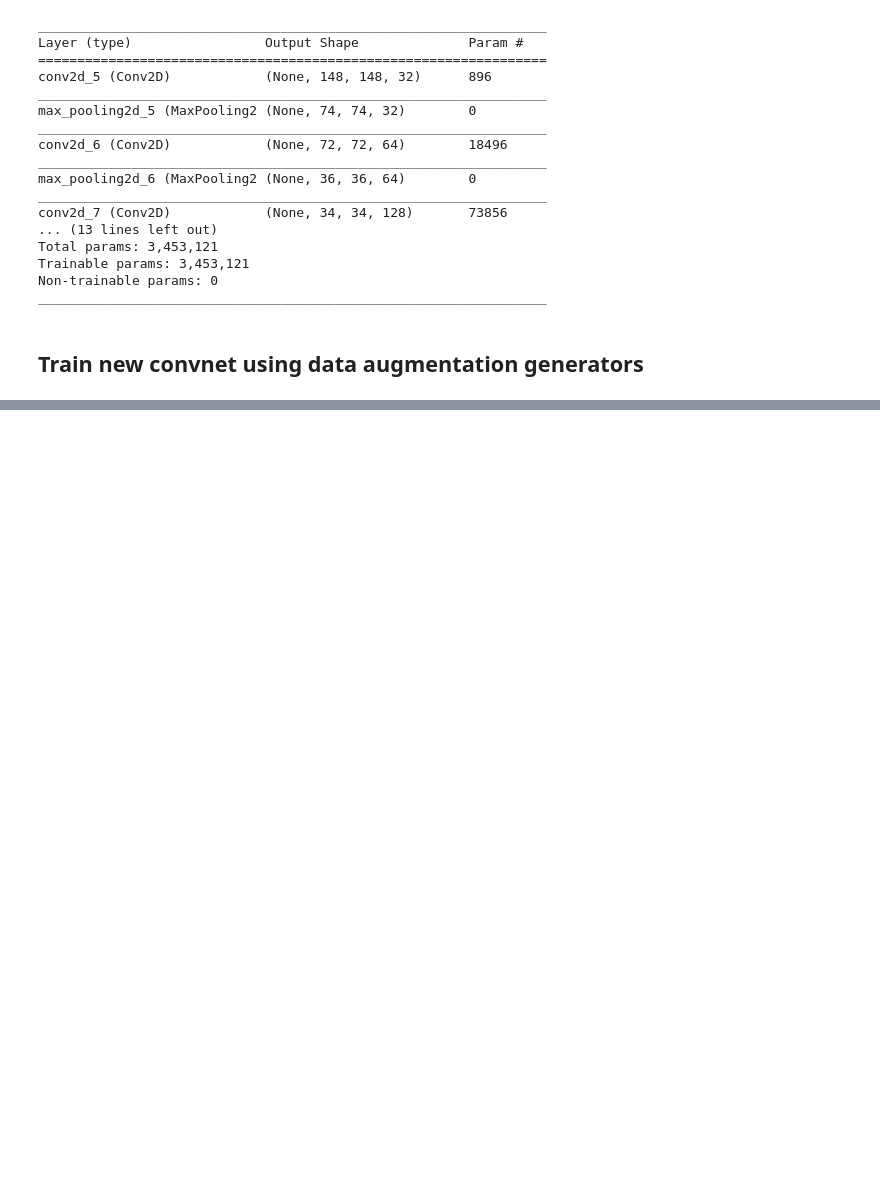
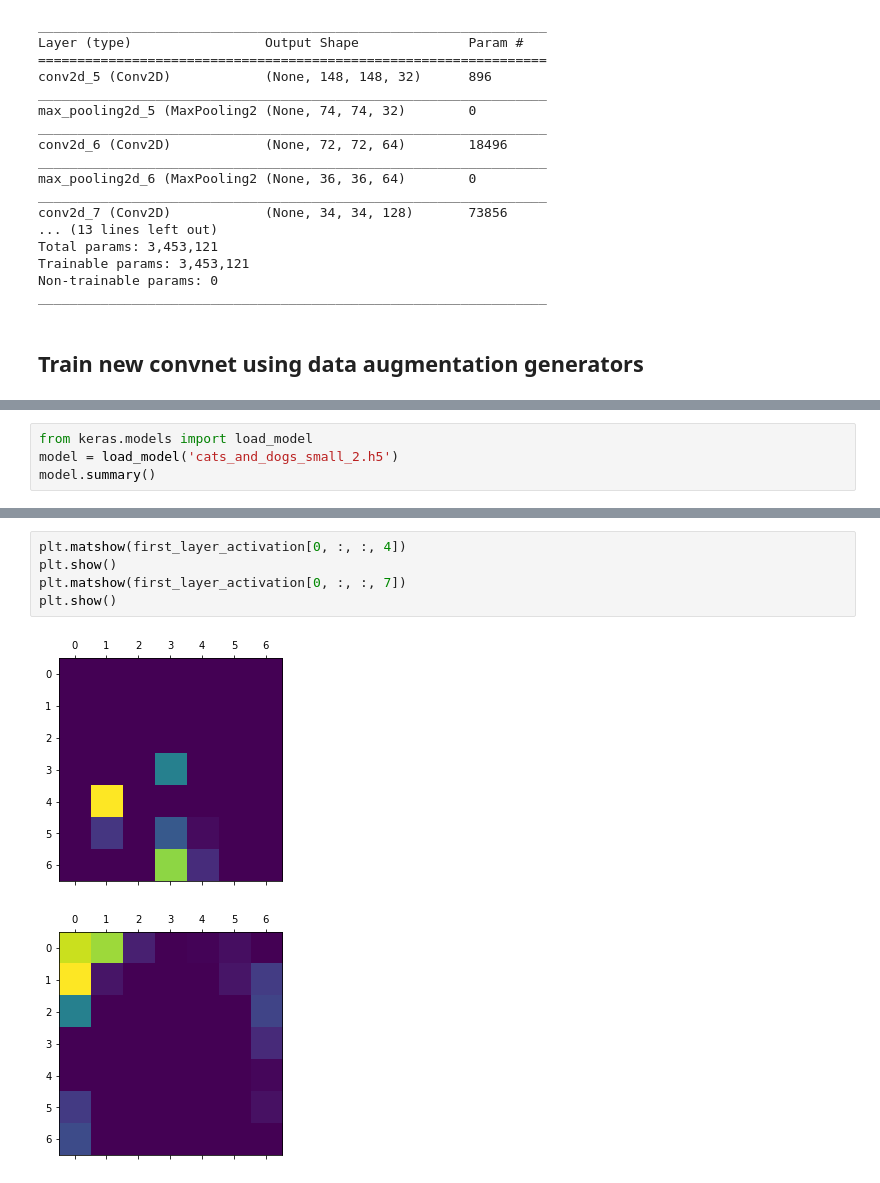
Before and after one commit to matej-hron/deeplearning, a Jupyter notebook: jupyter/dogs_and_cats.ipynb, the cells around one changed output, grey strips where cells are left out. Saved outputs shown, nothing was run; the diff lists cells and outputs as text; blank space fills up the shorter version.

```diff
--- a/jupyter/dogs_and_cats.ipynb
+++ b/jupyter/dogs_and_cats.ipynb
@@ -325,0 +479,4 @@ Epoch 24/30
+# %%
+from keras.models import load_model
+model = load_model('cats_and_dogs_small_2.h5')
+model.summary()
@@ -325,0 +536,8 @@ Epoch 24/30
+# %%
+plt.matshow(first_layer_activation[0, :, :, 4])
+plt.show()
+plt.matshow(first_layer_activation[0, :, :, 7])
+plt.show()
+# %% [output]
+[figure, added]
+[figure, added]
```
Also changed, not shown: parts of 25 cells of this notebook, 4 other files.
